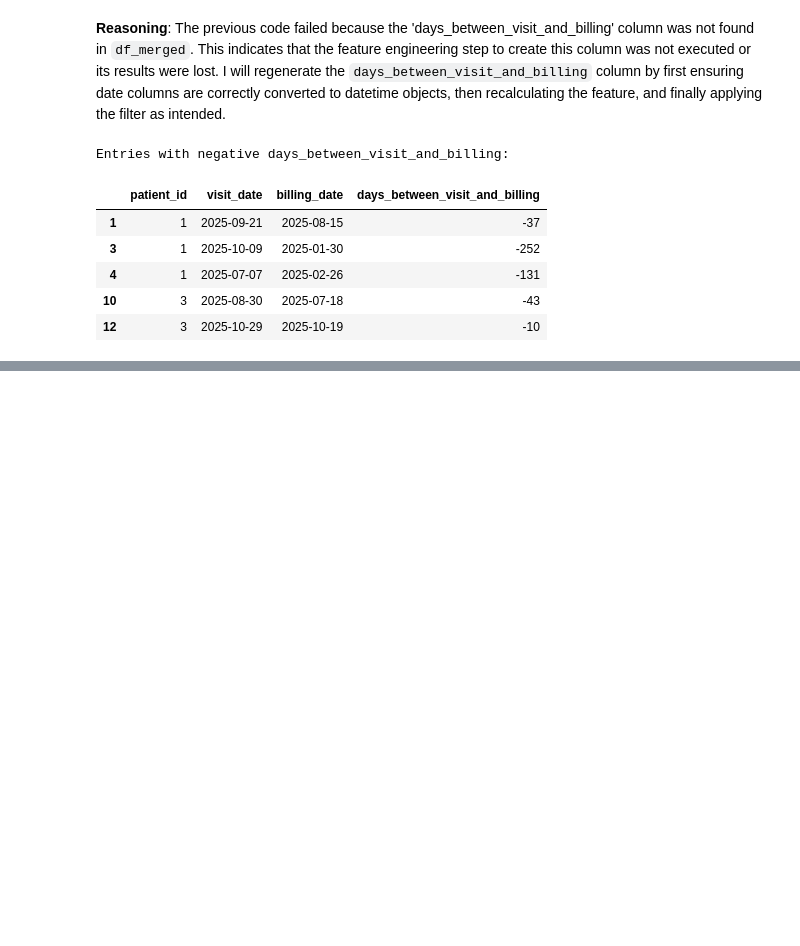
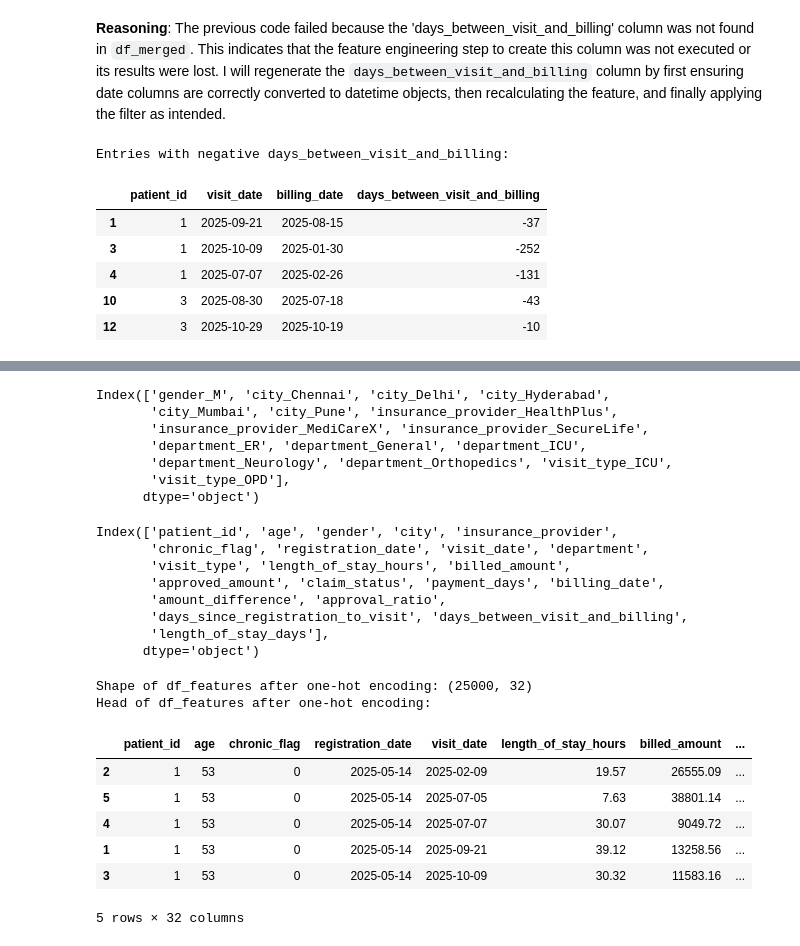
Before and after one commit to rahilkhan-acadmic/APAIML-GradedMiniProject, a Jupyter notebook: capstone/03_claim_model.ipynb, the cells around one changed output, grey strips where cells are left out. Cells and saved outputs as stored; diff of their text form; code cells hidden in the pictures; blank space fills up the shorter version.

```diff
--- a/capstone/03_claim_model.ipynb
+++ b/capstone/03_claim_model.ipynb
@@ -334,0 +689,16 @@ Entries with negative days_between_visit_and_billing:
+# %%
+# Engineering Time-Based Operational Features
+df_merged['days_since_registration_to_visit'] = (df_merged['visit_date'] - df_merged['registration_date']).dt.days
+df_merged['days_between_visit_and_billing'] = (df_merged['billing_date'] - df_merged['visit_date']).dt.days
+df_merged['length_of_stay_days'] = df_merged['length_of_stay_hours'] / 24
+
+# Display the head of df_merged with new columns to verify
+display(df_merged[['registration_date', 'visit_date', 'billing_date', 'days_since_registration_to_visit', 'days_between_visit_and_billing', 'length_of_stay_hours', 'length_of_stay_days']].head())
+
+# Handling days_between_visit_and_billing with -ve value.
+# This could be due to data inconsistency or pre-approval case.
+# For such cases -ve values are replaced with 0
+df_merged['days_between_visit_and_billing'] = df_merged['days_between_visit_and_billing'].apply(lambda x: max(0, x))
+
+print("df_merged with corrected 'days_between_visit_and_billing' (negative values set to 0):")
+display(df_merged[['patient_id', 'visit_date', 'billing_date', 'days_between_visit_and_billing']].head())
@@ -334,0 +719,45 @@ Entries with negative days_between_visit_and_billing:
+# %%
+# One-Hot Encoding for Categorical Features
+categorical_cols = ['gender', 'city', 'insurance_provider', 'department', 'visit_type']
+
+# Apply one-hot encoding
+df_encoded = pd.get_dummies(df_merged[categorical_cols], columns=categorical_cols, drop_first=True)
+
+# Select and justify feature set based on business relevance.
+# 'patient_id' not dropped as it will be used for grouping and sorting later
+df_features = df_merged.drop(columns=['risk_score', 'visit_id','bill_id', 'doctor_id'])
+display(df_features.columns)
+
+# Drop original categorical columns from df_features, ignoring errors if columns are already absent
+df_features = df_features.drop(columns=categorical_cols, errors='ignore')
+# Concatenate the one-hot encoded features with df_features
+df_features = pd.concat([df_features, df_encoded], axis=1)
+
+print("Shape of df_features after one-hot encoding:", df_features.shape)
+print("Head of df_features after one-hot encoding:")
+display(df_features.head())
+# %% [output]
+Index(['gender_M', 'city_Chennai', 'city_Delhi', 'city_Hyderabad',
+       'city_Mumbai', 'city_Pune', 'insurance_provider_HealthPlus',
+       'insurance_provider_MediCareX', 'insurance_provider_SecureLife',
+       'department_ER', 'department_General', 'department_ICU',
+       'department_Neurology', 'department_Orthopedics', 'visit_type_ICU',
+       'visit_type_OPD'],
+      dtype='object')
+Index(['patient_id', 'age', 'gender', 'city', 'insurance_provider',
+       'chronic_flag', 'registration_date', 'visit_date', 'department',
+       'visit_type', 'length_of_stay_hours', 'billed_amount',
+       'approved_amount', 'claim_status', 'payment_days', 'billing_date',
+       'amount_difference', 'approval_ratio',
+       'days_since_registration_to_visit', 'days_between_visit_and_billing',
+       'length_of_stay_days'],
+      dtype='object')
+Shape of df_features after one-hot encoding: (25000, 32)
+Head of df_features after one-hot encoding:
+|  | patient_id | age | chronic_flag | registration_date | visit_date | length_of_stay_hours | billed_amount | ... |
+| 2 | 1 | 53 | 0 | 2025-05-14 | 2025-02-09 | 19.57 | 26555.09 | ... |
+| 5 | 1 | 53 | 0 | 2025-05-14 | 2025-07-05 | 7.63 | 38801.14 | ... |
+| 4 | 1 | 53 | 0 | 2025-05-14 | 2025-07-07 | 30.07 | 9049.72 | ... |
+| 1 | 1 | 53 | 0 | 2025-05-14 | 2025-09-21 | 39.12 | 13258.56 | ... |
+| 3 | 1 | 53 | 0 | 2025-05-14 | 2025-10-09 | 30.32 | 11583.16 | ... |
+5 rows × 32 columns
```
Also changed, not shown: parts of 30 cells of this notebook.
